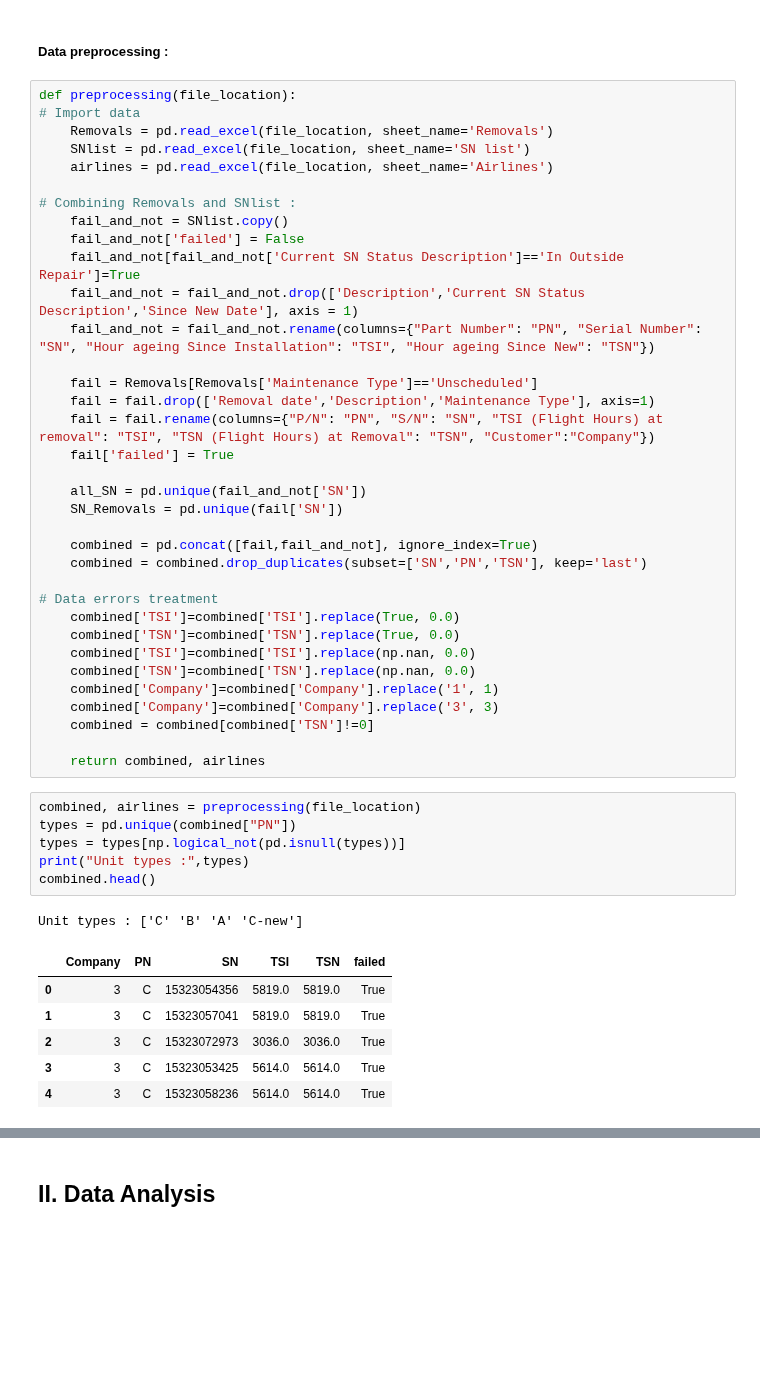
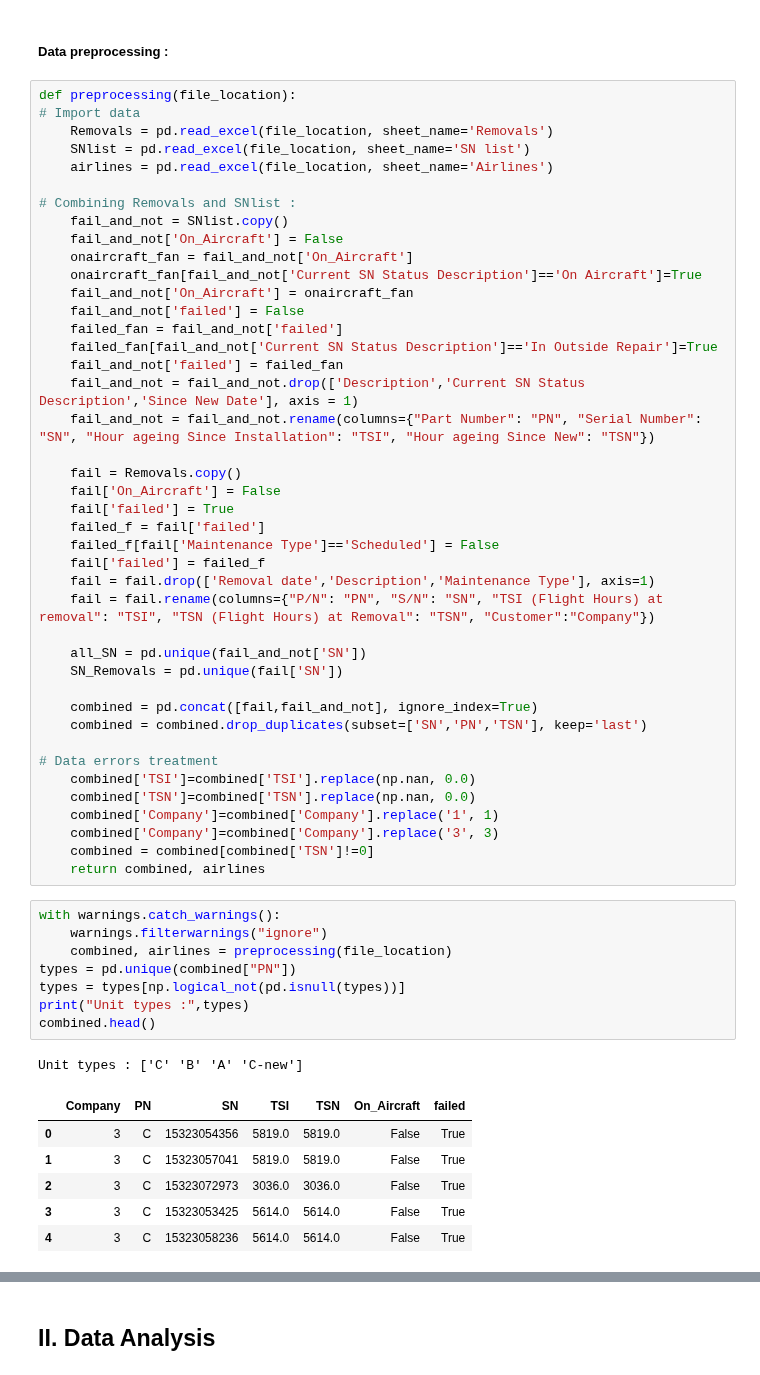
Before and after one commit to nghi-truyen/Flight-Data-Analysis, a Jupyter notebook: FlightDataAnalysis.ipynb, the cells around one changed output, grey strips where cells are left out. Cells and saved outputs as stored; diff of their text form; blank space fills up the shorter version.

```diff
--- a/FlightDataAnalysis.ipynb
+++ b/FlightDataAnalysis.ipynb
@@ -39,15 +39,25 @@ def preprocessing(file_location):
 
 # Combining Removals and SNlist :
     fail_and_not = SNlist.copy()
+    fail_and_not['On_Aircraft'] = False
+    onaircraft_fan = fail_and_not['On_Aircraft']
+    onaircraft_fan[fail_and_not['Current SN Status Description']=='On Aircraft']=True
+    fail_and_not['On_Aircraft'] = onaircraft_fan
     fail_and_not['failed'] = False
-    fail_and_not[fail_and_not['Current SN Status Description']=='In Outside Repair']=True
+    failed_fan = fail_and_not['failed']
+    failed_fan[fail_and_not['Current SN Status Description']=='In Outside Repair']=True
+    fail_and_not['failed'] = failed_fan
     fail_and_not = fail_and_not.drop(['Description','Current SN Status Description','Since New Date'], axis = 1)
     fail_and_not = fail_and_not.rename(columns={"Part Number": "PN", "Serial Number": "SN", "Hour ageing Since Installation": "TSI", "Hour ageing Since New": "TSN"})
 
-    fail = Removals[Removals['Maintenance Type']=='Unscheduled']
+    fail = Removals.copy()
+    fail['On_Aircraft'] = False
+    fail['failed'] = True
+    failed_f = fail['failed']
+    failed_f[fail['Maintenance Type']=='Scheduled'] = False
+    fail['failed'] = failed_f
     fail = fail.drop(['Removal date','Description','Maintenance Type'], axis=1)
     fail = fail.rename(columns={"P/N": "PN", "S/N": "SN", "TSI (Flight Hours) at removal": "TSI", "TSN (Flight Hours) at Removal": "TSN", "Customer":"Company"})
-    fail['failed'] = True
 
     all_SN = pd.unique(fail_and_not['SN'])
     SN_Removals = pd.unique(fail['SN'])
@@ -56,29 +66,28 @@ def preprocessing(file_location):
     combined = combined.drop_duplicates(subset=['SN','PN','TSN'], keep='last')
 
 # Data errors treatment
-    combined['TSI']=combined['TSI'].replace(True, 0.0)
-    combined['TSN']=combined['TSN'].replace(True, 0.0)
     combined['TSI']=combined['TSI'].replace(np.nan, 0.0)
     combined['TSN']=combined['TSN'].replace(np.nan, 0.0)
     combined['Company']=combined['Company'].replace('1', 1)
     combined['Company']=combined['Company'].replace('3', 3)
     combined = combined[combined['TSN']!=0]
-
     return combined, airlines
 # %%
-combined, airlines = preprocessing(file_location)
+with warnings.catch_warnings():
+    warnings.filterwarnings("ignore")
+    combined, airlines = preprocessing(file_location)
 types = pd.unique(combined["PN"])
 types = types[np.logical_not(pd.isnull(types))]
 print("Unit types :",types)
 combined.head()
 # %% [output]
 Unit types : ['C' 'B' 'A' 'C-new']
-|  | Company | PN | SN | TSI | TSN | failed |
-| 0 | 3 | C | 15323054356 | 5819.0 | 5819.0 | True |
-| 1 | 3 | C | 15323057041 | 5819.0 | 5819.0 | True |
-| 2 | 3 | C | 15323072973 | 3036.0 | 3036.0 | True |
-| 3 | 3 | C | 15323053425 | 5614.0 | 5614.0 | True |
-| 4 | 3 | C | 15323058236 | 5614.0 | 5614.0 | True |
+|  | Company | PN | SN | TSI | TSN | On_Aircraft | failed |
+| 0 | 3 | C | 15323054356 | 5819.0 | 5819.0 | False | True |
+| 1 | 3 | C | 15323057041 | 5819.0 | 5819.0 | False | True |
+| 2 | 3 | C | 15323072973 | 3036.0 | 3036.0 | False | True |
+| 3 | 3 | C | 15323053425 | 5614.0 | 5614.0 | False | True |
+| 4 | 3 | C | 15323058236 | 5614.0 | 5614.0 | False | True |
 # %%
 print(len(set(combined['SN'])),'/',len(combined), 'distinct SN.')
 # %% [output]
```
Also changed, not shown: parts of 9 cells of this notebook, 1 other file.
